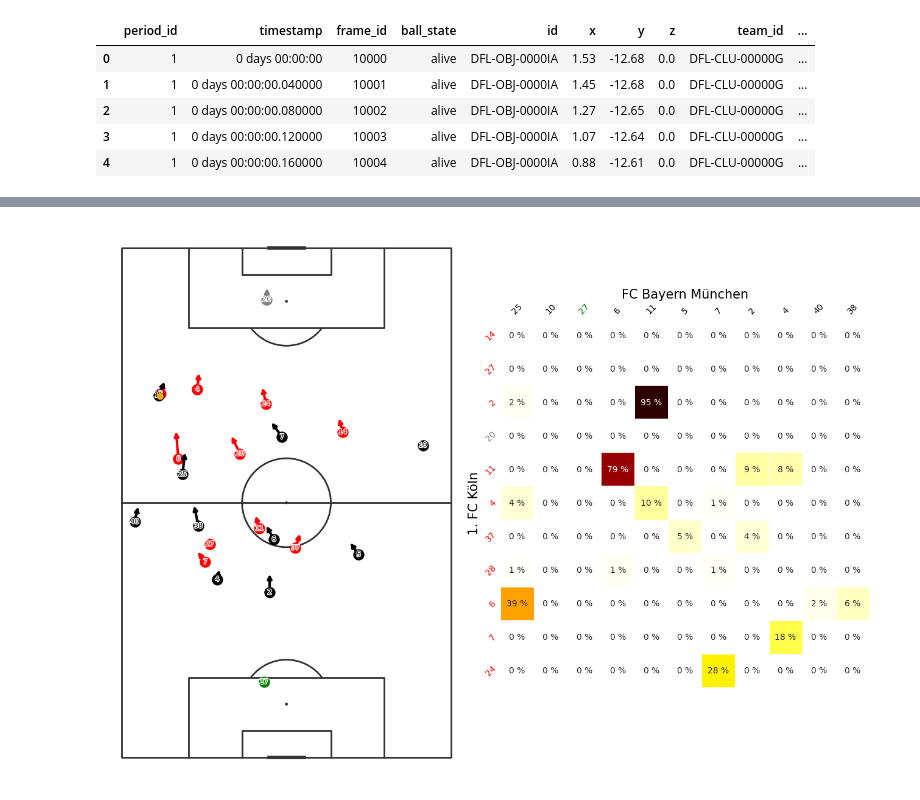
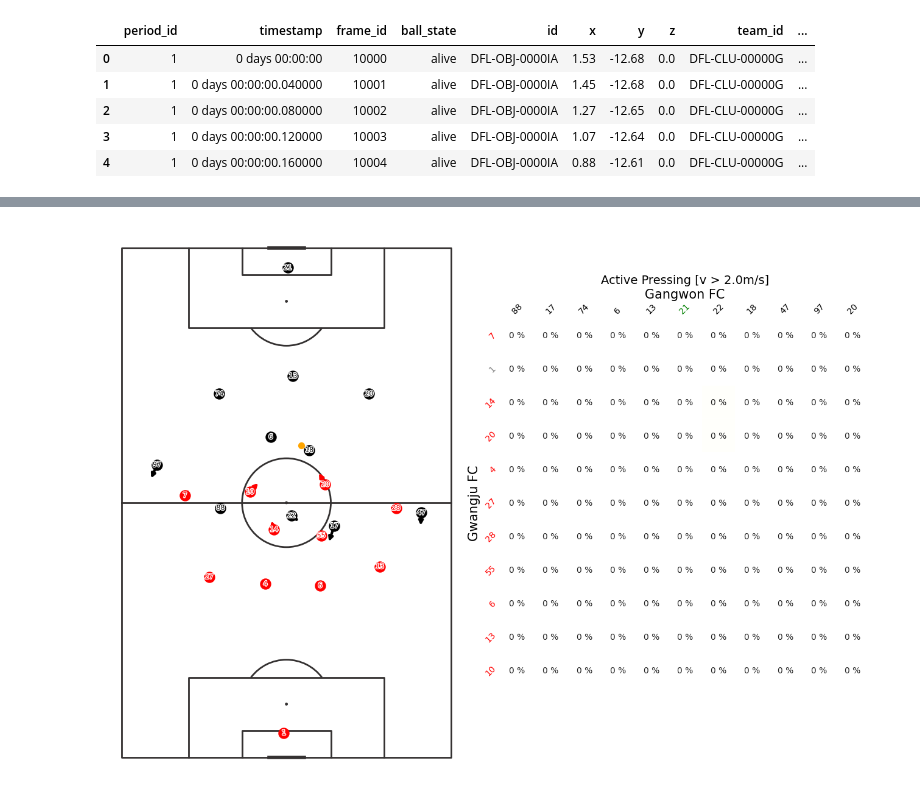
Before and after one commit to leemingo/express-v2, a Jupyter notebook: notebook/1-kloppy-summary.ipynb, the cells around one changed output, grey strips where cells are left out. Drawn from its saved outputs; the diff is of its cells as text; code cells hidden in the pictures.

```diff
--- a/notebook/1-kloppy-summary.ipynb
+++ b/notebook/1-kloppy-summary.ipynb
@@ -391,7 +436,8 @@ def __plot_dots(frame_data, ax):
         is_ball = True if r["team_id"] == "ball" else False
 
         if not is_ball:
-            player = dataset.get_player_by_id(player_id=r["id"])
+            # player = dataset.get_player_by_id(player_id=r["id"])
+            player = [p for p in row_players + column_players if p.player_id == r['id']][0]
 
             color = (
                 HOME_COLOR
@@ -459,24 +505,3 @@ def __plot_matrix(
     )
     __plot_settings(ax, row_players, column_players, speed_threshold)
     return ax
-# %%
-def plot_pressing_intensity(row, ax1, ax2):
-    period_id = row["period_id"]
-    frame_id = row["frame_id"]
-
-    row_players = [dataset.get_player_by_id(player_id) for player_id in row["rows"]]
-    column_players = [
-        dataset.get_player_by_id(player_id) for player_id in row["columns"]
-    ]
-
-    frame_data = model.dataset.filter(
-        (pl.col("frame_id") == frame_id) & (pl.col("period_id") == period_id)
-    )
-    __plot_dots(frame_data=frame_data, ax=ax1)
-    __plot_matrix(
-        matrix=np.array([x for x in row["probability_to_intercept"]]),
-        row_players=row_players,
-        column_players=column_players,
-        speed_threshold=model._speed_threshold,
-        ax=ax2,
-    )
@@ -483,35 +596,38 @@ def plot_pressing_intensity(row, ax1, ax2):
 # %%
-FILE_PATH = "FC Koln v Bayern2.mp4"
+frame_id = 172
+# FILE_PATH = f"../figs/{meta_data['match_title']}_{frame_id}.mp4"
+FILE_PATH = f"../figs/{match_info['MatchTitle']}_{frame_id}.mp4"
 
 pitch = VerticalPitch(
     pitch_type=coordinates,
     pitch_length=dataset.settings.pitch_dimensions.pitch_length,
     pitch_width=dataset.settings.pitch_dimensions.pitch_width,
     pitch_color="white",
     line_color="#343131",
 )
 
 fig, (ax1, ax2) = plt.subplots(1, 2, figsize=(14, 10), gridspec_kw={"wspace": 0.08})
 fig.subplots_adjust(left=0.05, right=0.95, top=0.95, bottom=0.05)
 
-window_df = total_df[(total_df['frame_id']>=11070 - 50) &
-         (total_df['frame_id']<=11070 + 125)]
+window_df = press_df[(press_df['frame_id']>=100) &
+         (press_df['frame_id']<=172 + 50)]
 
 def update(idx):
     ax1.clear()
     ax2.clear()
 
     pitch.draw(ax=ax1)
     # row = model.output.to_pandas().iloc[idx]
     row = window_df.iloc[idx]
     plot_pressing_intensity(row, ax1, ax2)
 
 
 # ani = FuncAnimation(fig, update, frames=len(model.output), repeat=False)
 ani = FuncAnimation(fig, update, frames=len(window_df['frame_id'].unique()), repeat=False)
 
 ani.save(
-    FILE_PATH, fps=kloppy_dataset.metadata.frame_rate, extra_args=["-vcodec", "libx264"]
+    # FILE_PATH, fps=kloppy_dataset.metadata.frame_rate, extra_args=["-vcodec", "libx264"]
+    FILE_PATH, fps=meta_data['fps'], extra_args=["-vcodec", "libx264"]
 )
 # %% [output]
-[figure, old version]
+[figure, new version]
```
Also changed, not shown: parts of 12 cells of this notebook, 9 other files.
